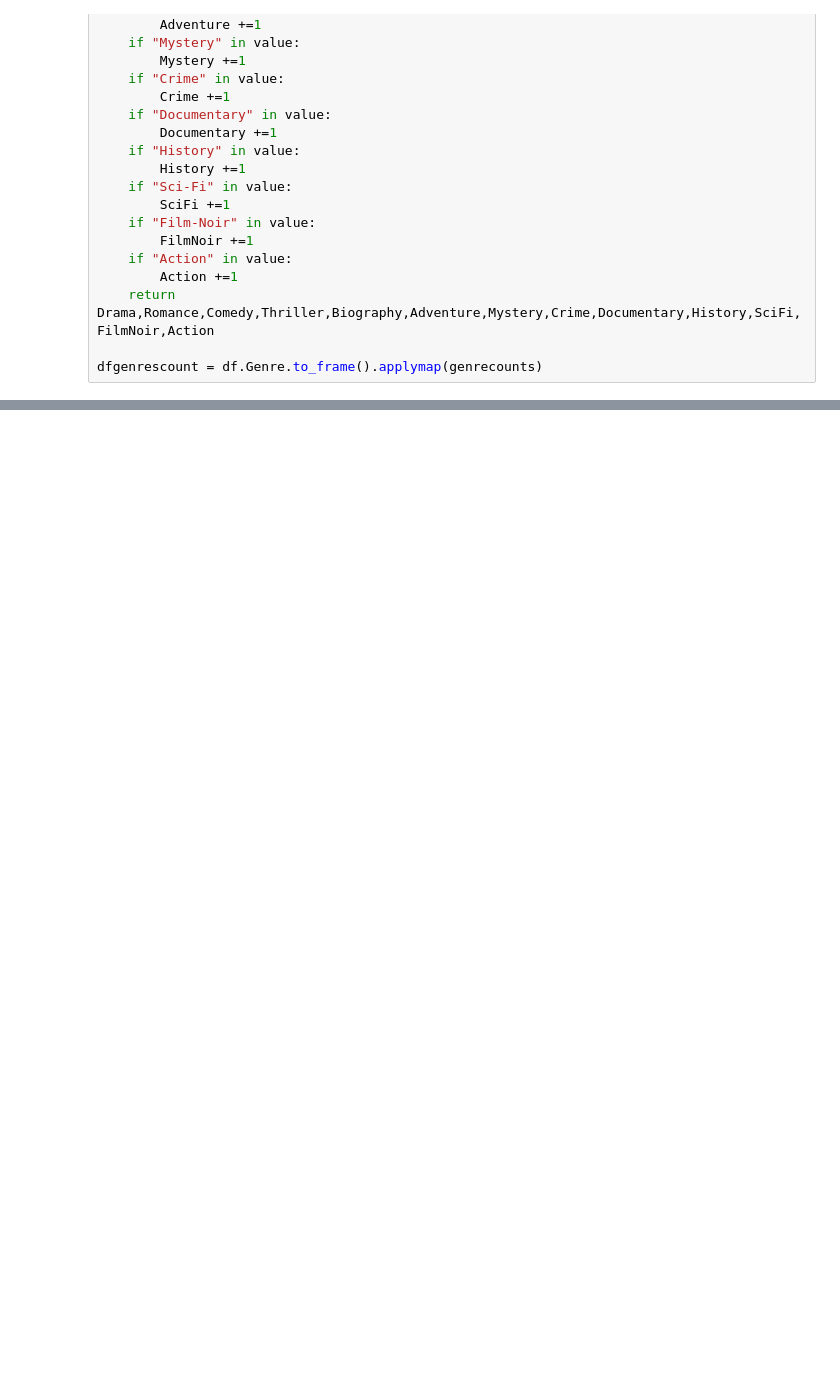
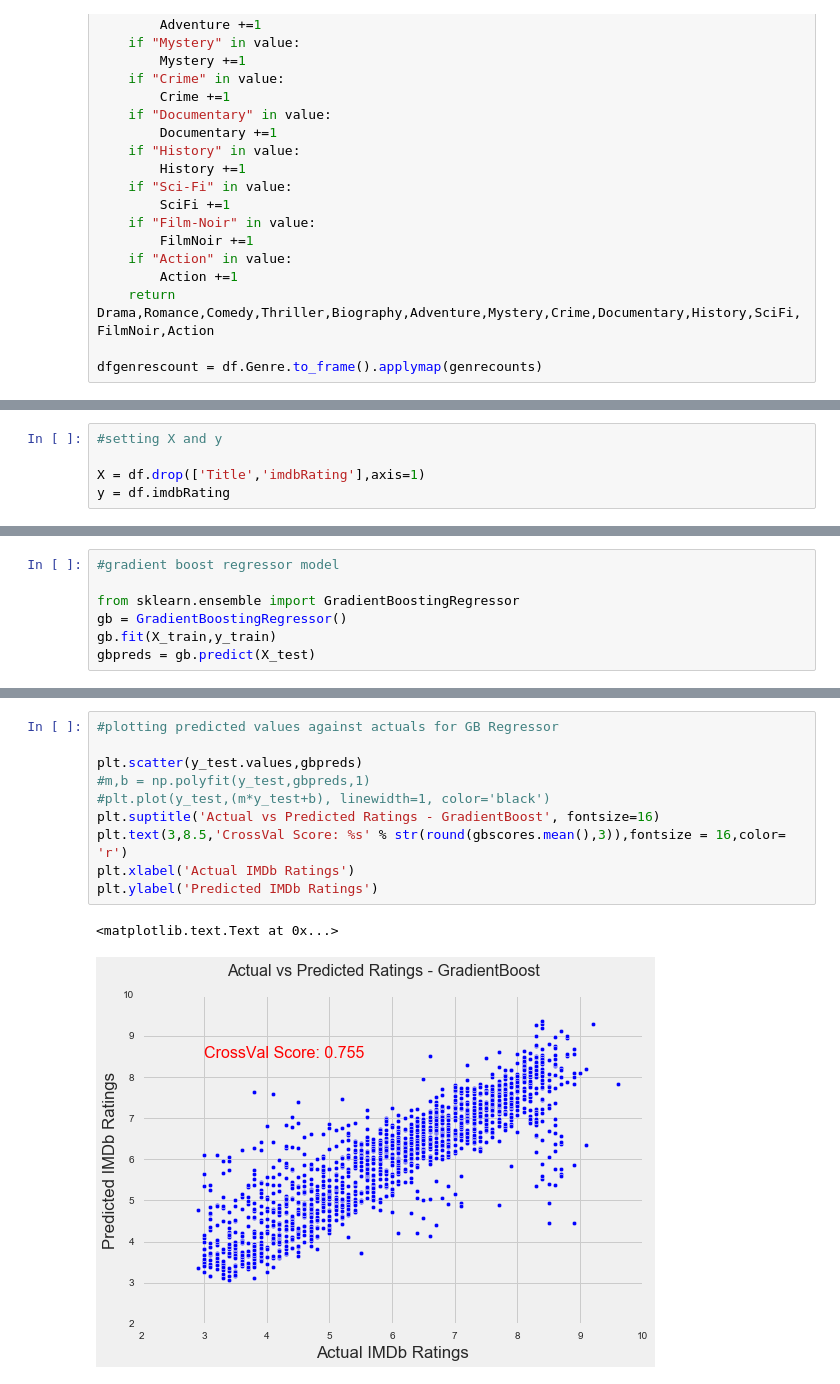
Before and after one commit to tptirrell/DSI-Projects, a Jupyter notebook: Project6.ipynb, the cells around one changed output, grey strips where cells are left out. Cells and saved outputs as stored; diff of their text form; blank space fills up the shorter version.

```diff
--- a/Project6.ipynb
+++ b/Project6.ipynb
@@ -390,0 +509,5 @@ tree_plot(gb, gb_scores)
+# %%
+#setting X and y
+
+X = df.drop(['Title','imdbRating'],axis=1)
+y = df.imdbRating
@@ -390,0 +539,7 @@ tree_plot(gb, gb_scores)
+# %%
+#gradient boost regressor model
+
+from sklearn.ensemble import GradientBoostingRegressor
+gb = GradientBoostingRegressor()
+gb.fit(X_train,y_train)
+gbpreds = gb.predict(X_test)
@@ -390,0 +587,13 @@ tree_plot(gb, gb_scores)
+# %%
+#plotting predicted values against actuals for GB Regressor
+
+plt.scatter(y_test.values,gbpreds)
+#m,b = np.polyfit(y_test,gbpreds,1)
+#plt.plot(y_test,(m*y_test+b), linewidth=1, color='black')
+plt.suptitle('Actual vs Predicted Ratings - GradientBoost', fontsize=16)
+plt.text(3,8.5,'CrossVal Score: %s' % str(round(gbscores.mean(),3)),fontsize = 16,color= 'r')
+plt.xlabel('Actual IMDb Ratings')
+plt.ylabel('Predicted IMDb Ratings')
+# %% [output]
+<matplotlib.text.Text at 0x...>
+[figure, added]
```
Also changed, not shown: parts of 88 cells of this notebook.
